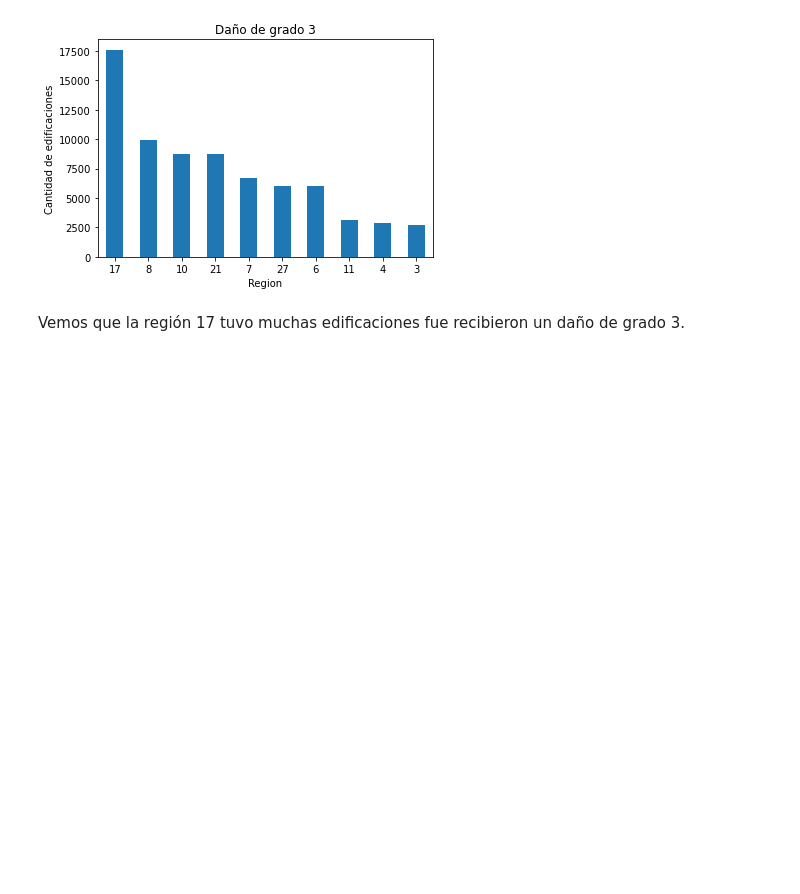
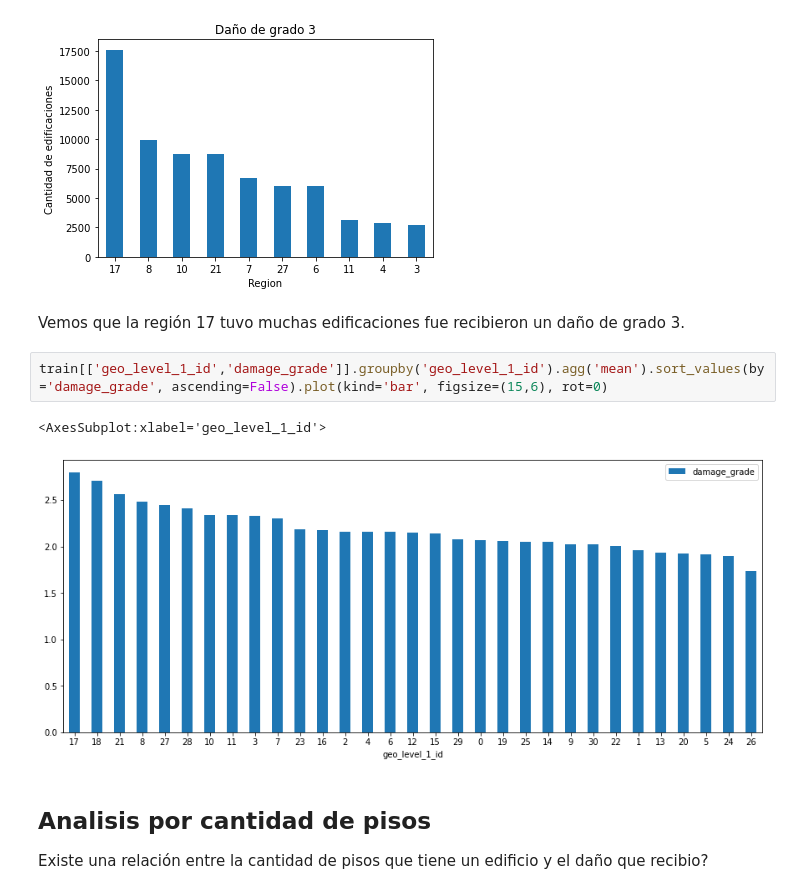
Before and after one commit to franvinas/7506-tp1, a Jupyter notebook: tp1.ipynb, the cells around one changed output. Cells and saved outputs as stored; diff of their text form; blank space fills up the shorter version.

```diff
--- a/tp1.ipynb
+++ b/tp1.ipynb
@@ -131,3 +139,11 @@ Text(0.5, 0, 'Region')
 [figure]
 # %% [markdown]
 Vemos que la región 17 tuvo muchas edificaciones fue recibieron un daño de grado 3.
+# %%
+train[['geo_level_1_id','damage_grade']].groupby('geo_level_1_id').agg('mean').sort_values(by='damage_grade', ascending=False).plot(kind='bar', figsize=(15,6), rot=0)
+# %% [output]
+<AxesSubplot:xlabel='geo_level_1_id'>
+[figure, added]
+# %% [markdown]
+## Analisis por cantidad de pisos
+Existe una relación entre la cantidad de pisos que tiene un edificio y el daño que recibio?
```
Also changed, not shown: parts of 8 cells of this notebook.
